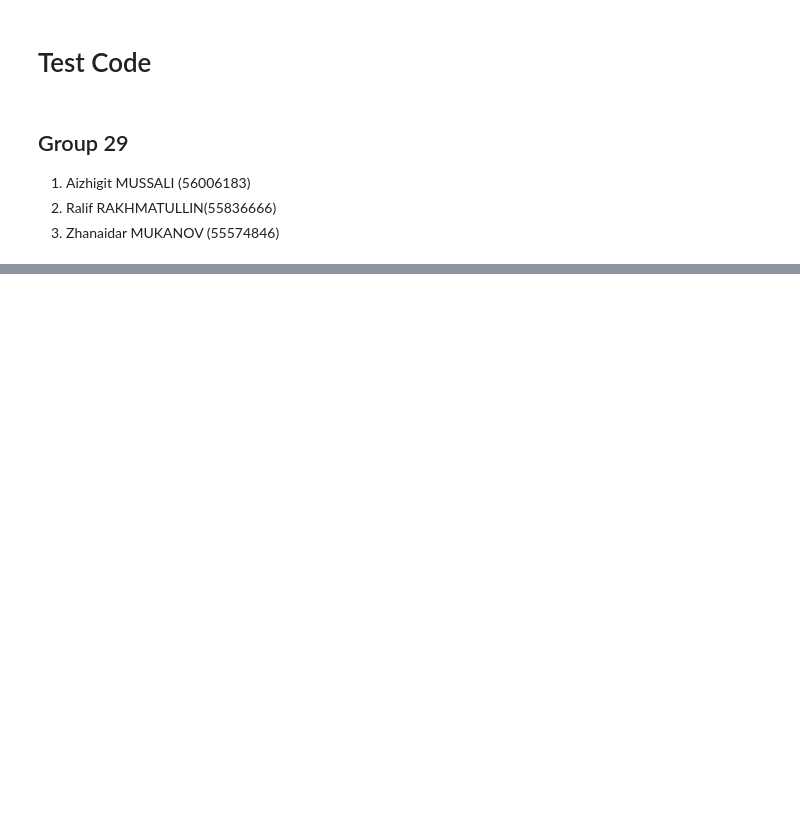
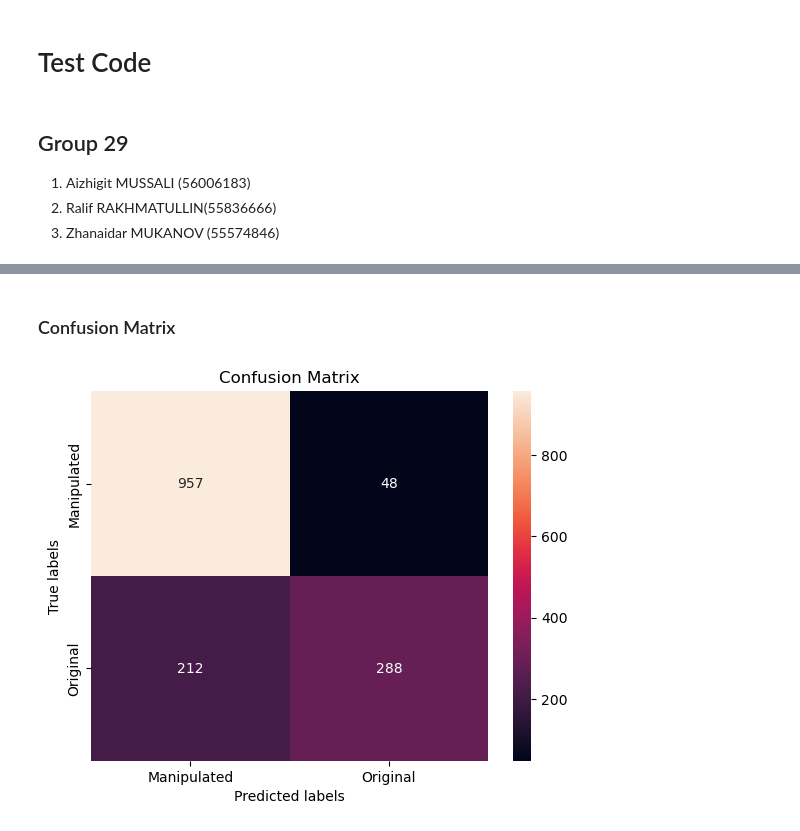
Before and after one commit to jorjepadre/DeepFake, a Jupyter notebook: test.ipynb, the cells around one changed output, grey strips where cells are left out. Cells and saved outputs as stored; diff of their text form; code cells hidden in the pictures; blank space fills up the shorter version.

```diff
--- a/test.ipynb
+++ b/test.ipynb
@@ -89,0 +110,15 @@ AUC: 0.8433824701195218
+# %% [markdown]
+### Confusion Matrix
+# %%
+import seaborn as sns
+import matplotlib.pyplot as plt
+from sklearn.metrics import confusion_matrix
+
+cm = confusion_matrix(global_labels, global_preds)
+ax= plt.subplot()
+sns.heatmap(cm, annot=True, fmt='g', ax=ax);
+ax.set_xlabel('Predicted labels');ax.set_ylabel('True labels');
+ax.set_title('Confusion Matrix');
+ax.xaxis.set_ticklabels(['Manipulated', 'Original']); ax.yaxis.set_ticklabels(['Manipulated', 'Original']);
+# %% [output]
+[figure, added]
```
Also changed, not shown: parts of 4 cells of this notebook, 3 other files.
